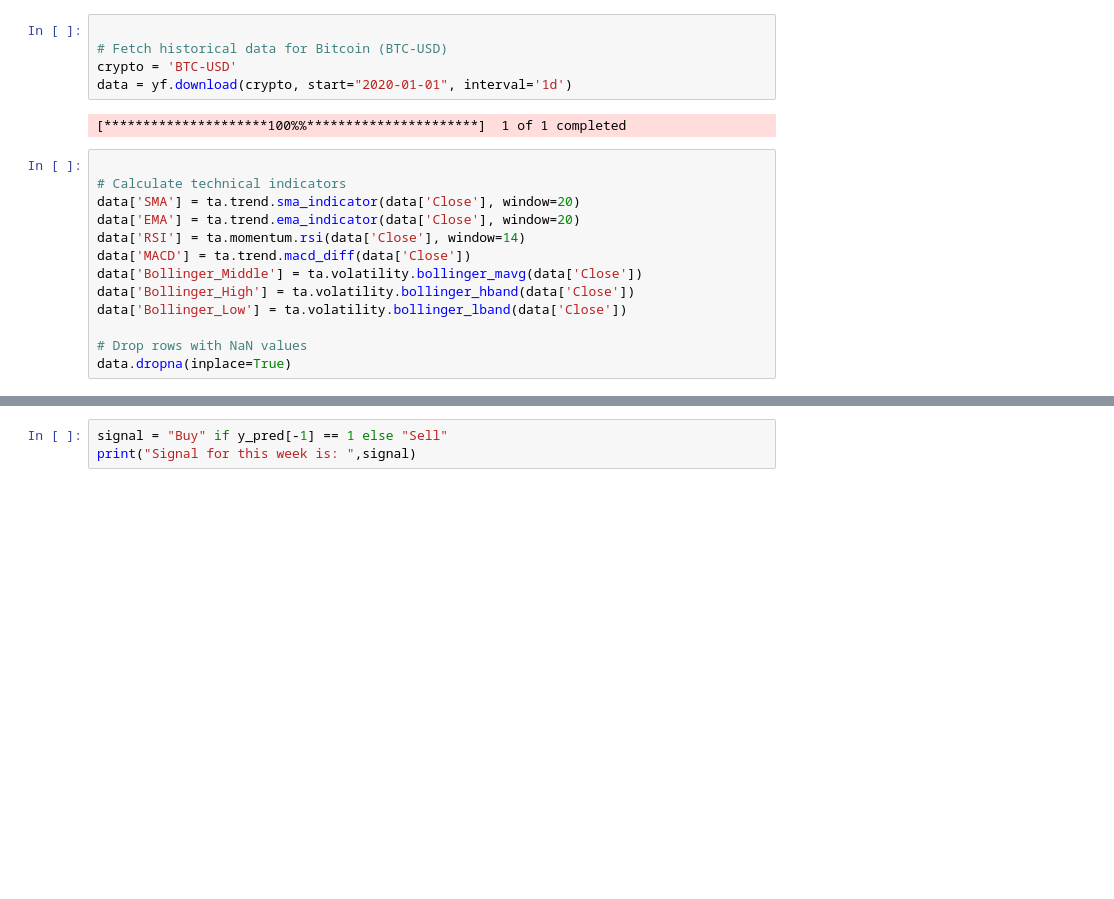
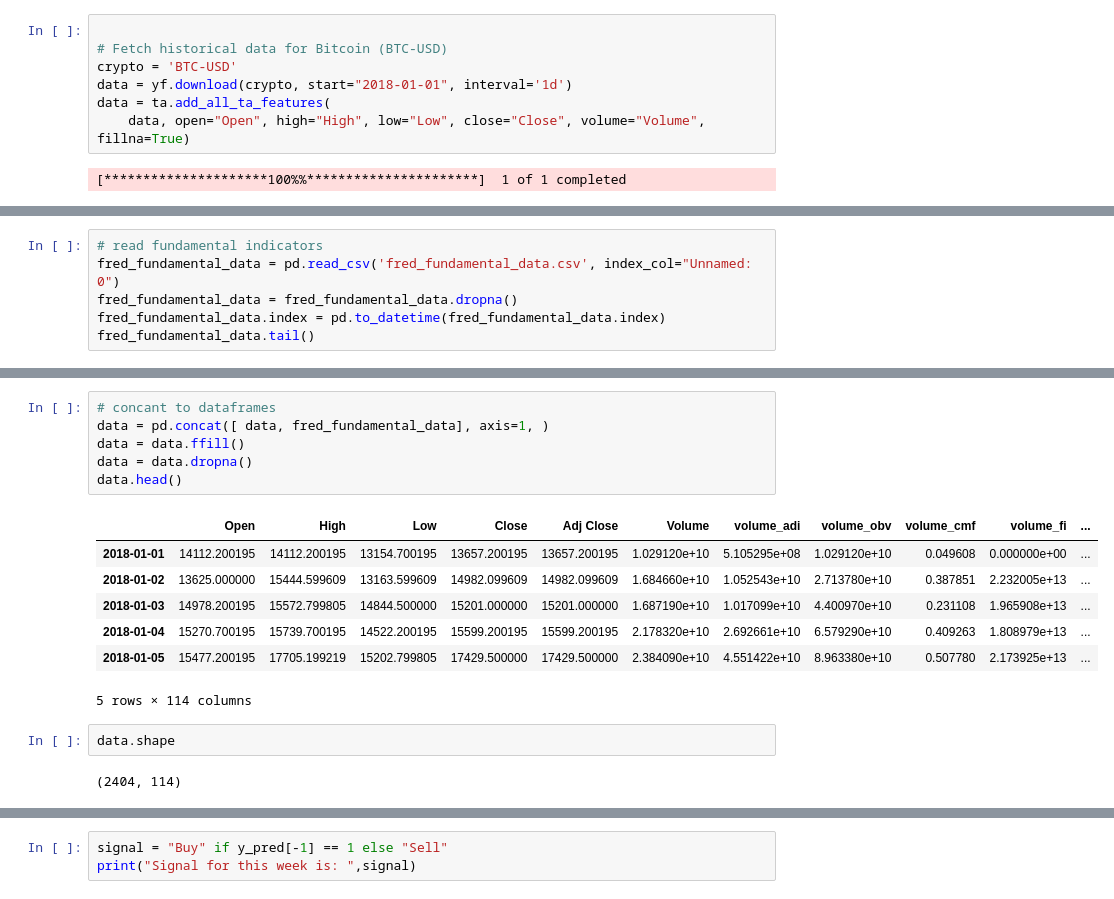
Before and after one commit to Hisham1799/CryptoInvesting-Capstone, a Jupyter notebook: main.ipynb, the cells around one changed output, grey strips where cells are left out. Saved outputs shown, nothing was run; the diff lists cells and outputs as text; blank space fills up the shorter version.

Commit message:
model updates adding new indicators

```diff
--- a/main.ipynb
+++ b/main.ipynb
@@ -12,19 +13,8 @@ import matplotlib.pyplot as plt
 
 # Fetch historical data for Bitcoin (BTC-USD)
 crypto = 'BTC-USD'
-data = yf.download(crypto, start="2020-01-01", interval='1d')
+data = yf.download(crypto, start="2018-01-01", interval='1d')
+data = ta.add_all_ta_features(
+    data, open="Open", high="High", low="Low", close="Close", volume="Volume", fillna=True)
 # %% [output]
 [*********************100%%**********************]  1 of 1 completed
-# %%
-
-# Calculate technical indicators
-data['SMA'] = ta.trend.sma_indicator(data['Close'], window=20)
-data['EMA'] = ta.trend.ema_indicator(data['Close'], window=20)
-data['RSI'] = ta.momentum.rsi(data['Close'], window=14)
-data['MACD'] = ta.trend.macd_diff(data['Close'])
-data['Bollinger_Middle'] = ta.volatility.bollinger_mavg(data['Close'])
-data['Bollinger_High'] = ta.volatility.bollinger_hband(data['Close'])
-data['Bollinger_Low'] = ta.volatility.bollinger_lband(data['Close'])
-
-# Drop rows with NaN values
-data.dropna(inplace=True)
@@ -68,0 +21,6 @@ X_train, X_test, y_train, y_test = train_test_split(X, y, test_size=0.2, random_
+# %%
+# read fundamental indicators
+fred_fundamental_data = pd.read_csv('fred_fundamental_data.csv', index_col="Unnamed: 0")
+fred_fundamental_data = fred_fundamental_data.dropna()
+fred_fundamental_data.index = pd.to_datetime(fred_fundamental_data.index)
+fred_fundamental_data.tail()
@@ -68,0 +35,18 @@ X_train, X_test, y_train, y_test = train_test_split(X, y, test_size=0.2, random_
+# %%
+# concant to dataframes
+data = pd.concat([ data, fred_fundamental_data], axis=1, )
+data = data.ffill()
+data = data.dropna()
+data.head()
+# %% [output]
+|  | Open | High | Low | Close | Adj Close | Volume | volume_adi | volume_obv | volume_cmf | volume_fi | ... |
+| 2018-01-01 | 14112.200195 | 14112.200195 | 13154.700195 | 13657.200195 | 13657.200195 | 1.029120e+10 | 5.105295e+08 | 1.029120e+10 | 0.049608 | 0.000000e+00 | ... |
+| 2018-01-02 | 13625.000000 | 15444.599609 | 13163.599609 | 14982.099609 | 14982.099609 | 1.684660e+10 | 1.052543e+10 | 2.713780e+10 | 0.387851 | 2.232005e+13 | ... |
+| 2018-01-03 | 14978.200195 | 15572.799805 | 14844.500000 | 15201.000000 | 15201.000000 | 1.687190e+10 | 1.017099e+10 | 4.400970e+10 | 0.231108 | 1.965908e+13 | ... |
+| 2018-01-04 | 15270.700195 | 15739.700195 | 14522.200195 | 15599.200195 | 15599.200195 | 2.178320e+10 | 2.692661e+10 | 6.579290e+10 | 0.409263 | 1.808979e+13 | ... |
+| 2018-01-05 | 15477.200195 | 17705.199219 | 15202.799805 | 17429.500000 | 17429.500000 | 2.384090e+10 | 4.551422e+10 | 8.963380e+10 | 0.507780 | 2.173925e+13 | ... |
+5 rows × 114 columns
+# %%
+data.shape
+# %% [output]
+(2404, 114)
```
Also changed, not shown: parts of 30 cells of this notebook, 3 other files.
